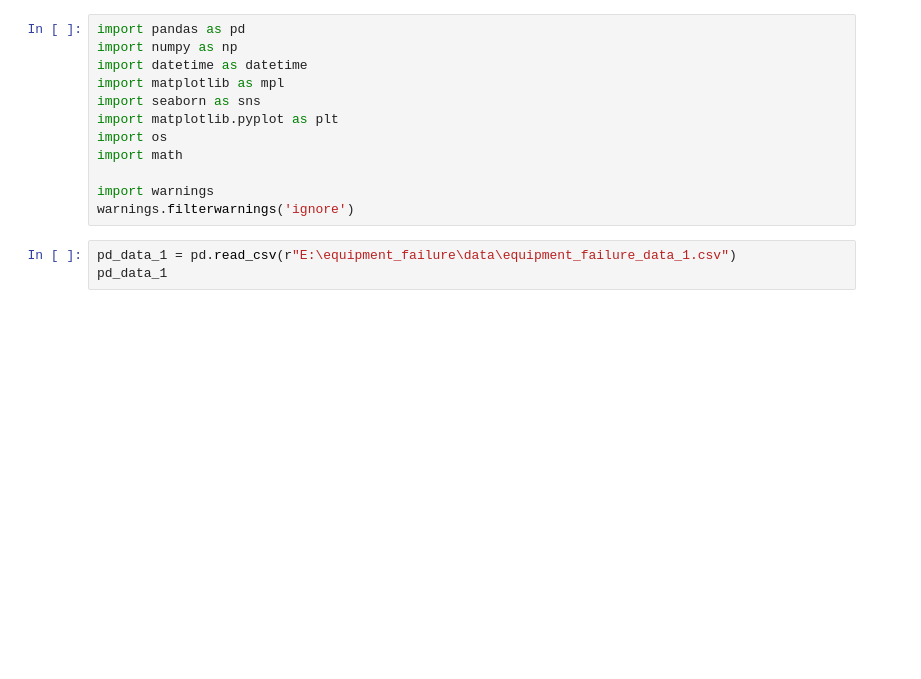
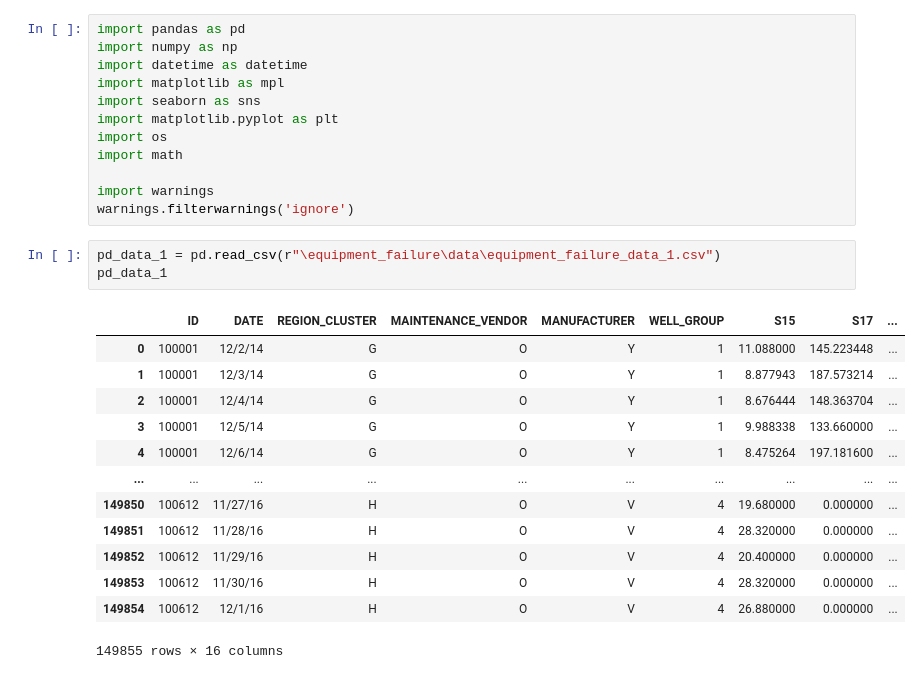
Before and after one commit to amitsas94/equipment_failure, a Jupyter notebook: components/EDA_equipment_failure.ipynb, the cells around one changed output. Saved outputs shown, nothing was run; the diff lists cells and outputs as text; blank space fills up the shorter version.

```diff
--- a/components/EDA_equipment_failure.ipynb
+++ b/components/EDA_equipment_failure.ipynb
@@ -11,8 +11,22 @@ import math
 import warnings
 warnings.filterwarnings('ignore')
 # %%
-pd_data_1 = pd.read_csv(r"E:\equipment_failure\data\equipment_failure_data_1.csv")
+pd_data_1 = pd.read_csv(r"\equipment_failure\data\equipment_failure_data_1.csv")
 pd_data_1
+# %% [output]
+|  | ID | DATE | REGION_CLUSTER | MAINTENANCE_VENDOR | MANUFACTURER | WELL_GROUP | S15 | S17 | ... |
+| 0 | 100001 | 12/2/14 | G | O | Y | 1 | 11.088000 | 145.223448 | ... |
+| 1 | 100001 | 12/3/14 | G | O | Y | 1 | 8.877943 | 187.573214 | ... |
+| 2 | 100001 | 12/4/14 | G | O | Y | 1 | 8.676444 | 148.363704 | ... |
+| 3 | 100001 | 12/5/14 | G | O | Y | 1 | 9.988338 | 133.660000 | ... |
+| 4 | 100001 | 12/6/14 | G | O | Y | 1 | 8.475264 | 197.181600 | ... |
+| ... | ... | ... | ... | ... | ... | ... | ... | ... | ... |
+| 149850 | 100612 | 11/27/16 | H | O | V | 4 | 19.680000 | 0.000000 | ... |
+| 149851 | 100612 | 11/28/16 | H | O | V | 4 | 28.320000 | 0.000000 | ... |
+| 149852 | 100612 | 11/29/16 | H | O | V | 4 | 20.400000 | 0.000000 | ... |
+| 149853 | 100612 | 11/30/16 | H | O | V | 4 | 28.320000 | 0.000000 | ... |
+| 149854 | 100612 | 12/1/16 | H | O | V | 4 | 26.880000 | 0.000000 | ... |
+149855 rows × 16 columns
 # %%
 pd_data_2 = pd.read_csv(r"E:\equipment_failure\data\equipment_failure_data_2.csv")
 pd_data_2
```
Also changed, not shown: parts of 16 cells of this notebook.
